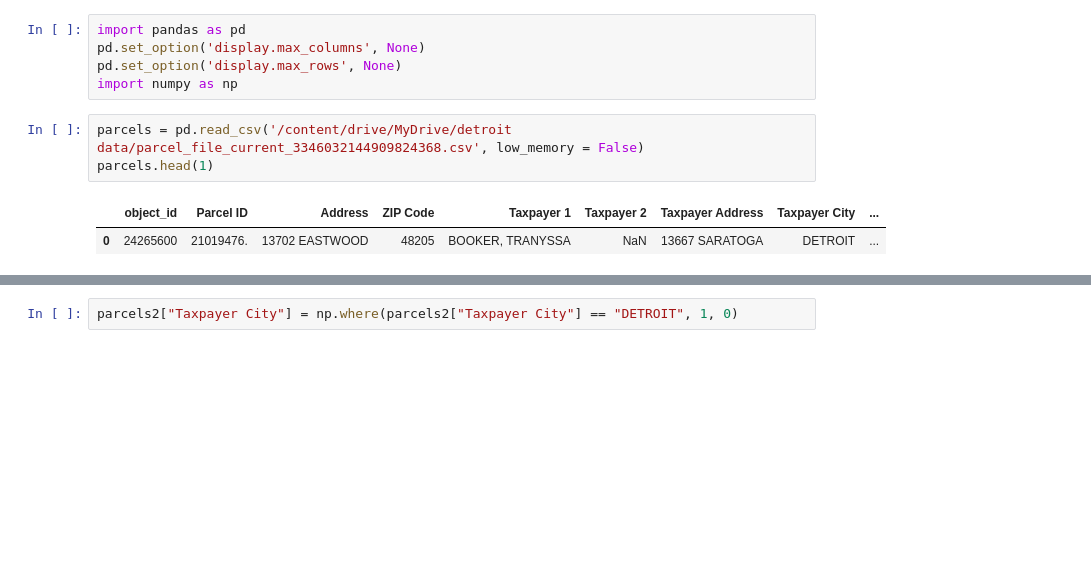
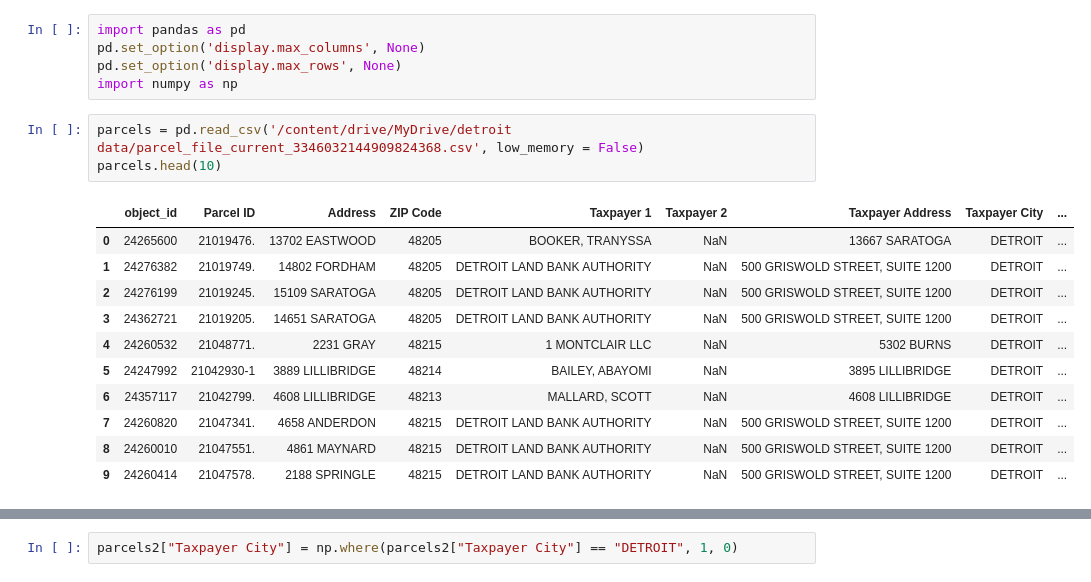
Before and after one commit to data-4700/city-of-detroit, a Jupyter notebook: detroit_housing.ipynb, the cells around one changed output, grey strips where cells are left out. Drawn from its saved outputs; the diff is of its cells as text; blank space fills up the shorter version.

```diff
--- a/detroit_housing.ipynb
+++ b/detroit_housing.ipynb
@@ -99,7 +114,16 @@ pd.set_option('display.max_rows', None)
 import numpy as np
 # %%
 parcels = pd.read_csv('/content/drive/MyDrive/detroit data/parcel_file_current_3346032144909824368.csv', low_memory = False)
-parcels.head(1)
+parcels.head(10)
 # %% [output]
 |  | object_id | Parcel ID | Address | ZIP Code | Taxpayer 1 | Taxpayer 2 | Taxpayer Address | Taxpayer City | ... |
 | 0 | 24265600 | 21019476. | 13702 EASTWOOD | 48205 | BOOKER, TRANYSSA | NaN | 13667 SARATOGA | DETROIT | ... |
+| 1 | 24276382 | 21019749. | 14802 FORDHAM | 48205 | DETROIT LAND BANK AUTHORITY | NaN | 500 GRISWOLD STREET, SUITE 1200 | DETROIT | ... |
+| 2 | 24276199 | 21019245. | 15109 SARATOGA | 48205 | DETROIT LAND BANK AUTHORITY | NaN | 500 GRISWOLD STREET, SUITE 1200 | DETROIT | ... |
+| 3 | 24362721 | 21019205. | 14651 SARATOGA | 48205 | DETROIT LAND BANK AUTHORITY | NaN | 500 GRISWOLD STREET, SUITE 1200 | DETROIT | ... |
+| 4 | 24260532 | 21048771. | 2231 GRAY | 48215 | 1 MONTCLAIR LLC | NaN | 5302 BURNS | DETROIT | ... |
+| 5 | 24247992 | 21042930-1 | 3889 LILLIBRIDGE | 48214 | BAILEY, ABAYOMI | NaN | 3895 LILLIBRIDGE | DETROIT | ... |
+| 6 | 24357117 | 21042799. | 4608 LILLIBRIDGE | 48213 | MALLARD, SCOTT | NaN | 4608 LILLIBRIDGE | DETROIT | ... |
+| 7 | 24260820 | 21047341. | 4658 ANDERDON | 48215 | DETROIT LAND BANK AUTHORITY | NaN | 500 GRISWOLD STREET, SUITE 1200 | DETROIT | ... |
+| 8 | 24260010 | 21047551. | 4861 MAYNARD | 48215 | DETROIT LAND BANK AUTHORITY | NaN | 500 GRISWOLD STREET, SUITE 1200 | DETROIT | ... |
+| 9 | 24260414 | 21047578. | 2188 SPRINGLE | 48215 | DETROIT LAND BANK AUTHORITY | NaN | 500 GRISWOLD STREET, SUITE 1200 | DETROIT | ... |
```
Also changed, not shown: parts of 14 cells of this notebook.
